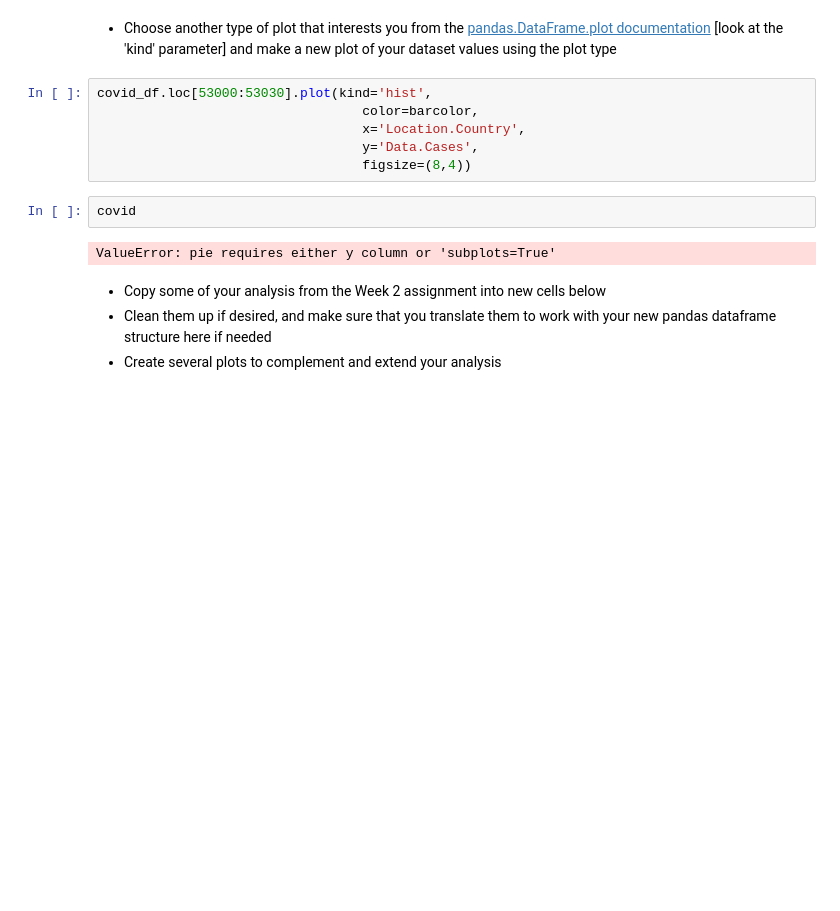
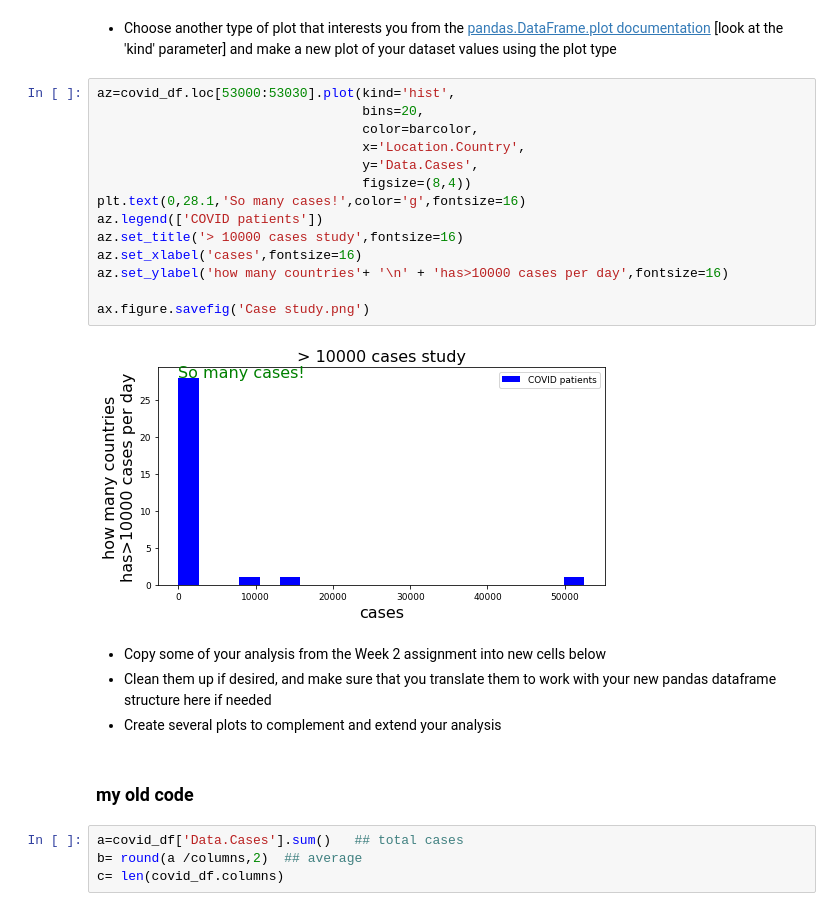
Before and after one commit to ollill0823/002.UCLA_extension_csx4501, a Jupyter notebook: W003/Assignment/Assignment03_Chen Wang.ipynb, the cells around one changed output. Cells and saved outputs as stored; diff of their text form; blank space fills up the shorter version.

```diff
--- a/W003/Assignment/Assignment03_Chen Wang.ipynb
+++ b/W003/Assignment/Assignment03_Chen Wang.ipynb
@@ -229,17 +229,29 @@ ax.figure.savefig('COVID patients v.s. Countries.png')
 # Free form section
 # %% [markdown]
 * Choose another type of plot that interests you from the [pandas.DataFrame.plot documentation](https://pandas.pydata.org/docs/reference/api/pandas.DataFrame.plot.html#) [look at the 'kind' parameter] and make a new plot of your dataset values using the plot type
-# %%
-covid_df.loc[53000:53030].plot(kind='hist',
-                                  color=barcolor,
-                                  x='Location.Country',
-                                  y='Data.Cases',
-                                  figsize=(8,4))
-# %%
-covid
-# %% [output]
-ValueError: pie requires either y column or 'subplots=True'
+# %%
+az=covid_df.loc[53000:53030].plot(kind='hist',
+                                  bins=20,
+                                  color=barcolor,
+                                  x='Location.Country',
+                                  y='Data.Cases',
+                                  figsize=(8,4))
+plt.text(0,28.1,'So many cases!',color='g',fontsize=16)
+az.legend(['COVID patients'])
+az.set_title('> 10000 cases study',fontsize=16)
+az.set_xlabel('cases',fontsize=16)
+az.set_ylabel('how many countries'+ '\n' + 'has>10000 cases per day',fontsize=16)
+
+ax.figure.savefig('Case study.png')
+# %% [output]
+[figure, added]
 # %% [markdown]
 * Copy some of your analysis from the Week 2 assignment into new cells below
 * Clean them up if desired, and make sure that you translate them to work with your new pandas dataframe structure here if needed
 * Create several plots to complement and extend your analysis
+# %% [markdown]
+### my old code
+# %%
+a=covid_df['Data.Cases'].sum()   ## total cases
+b= round(a /columns,2)  ## average
+c= len(covid_df.columns)
```
Also changed, not shown: parts of 9 cells of this notebook, 1 other file.
